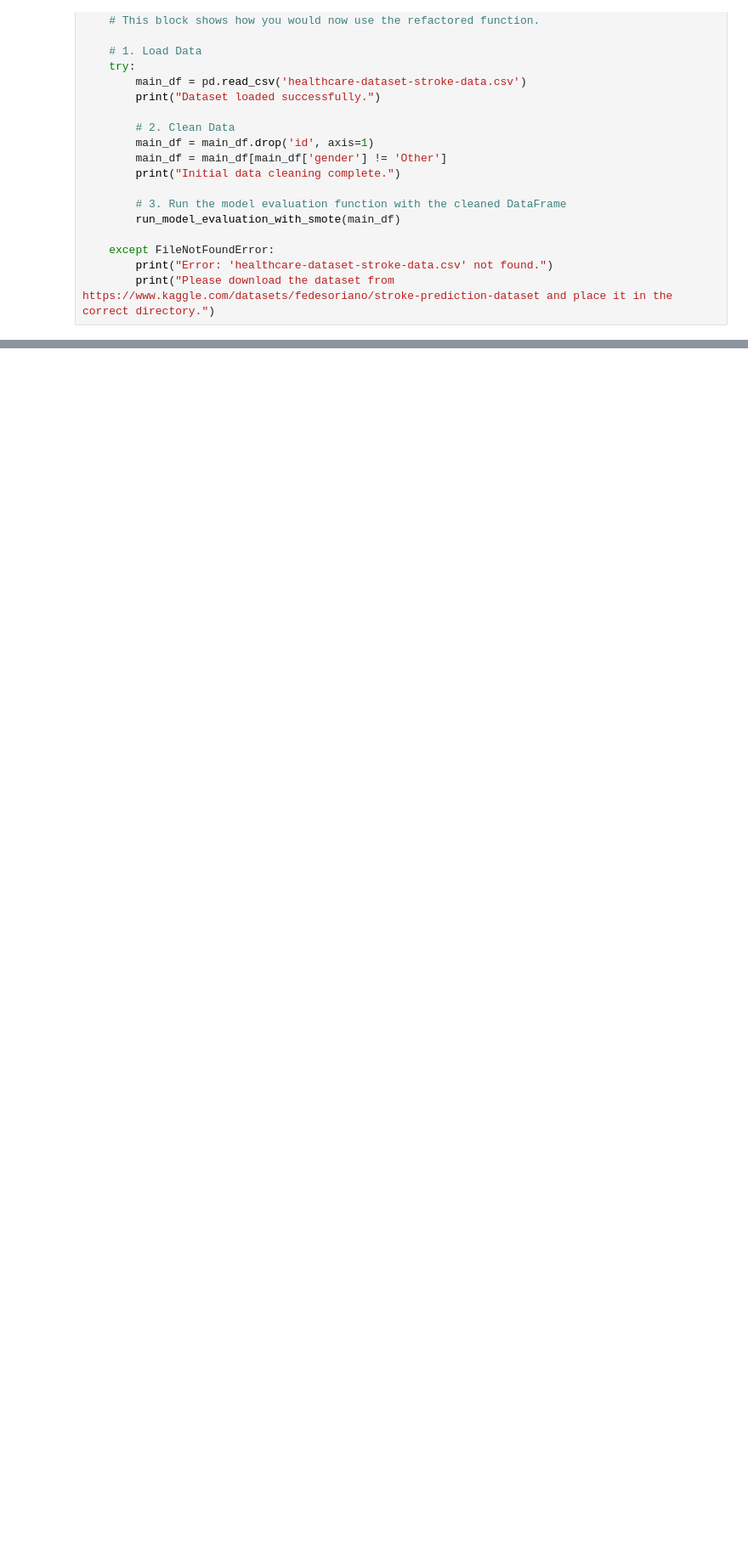
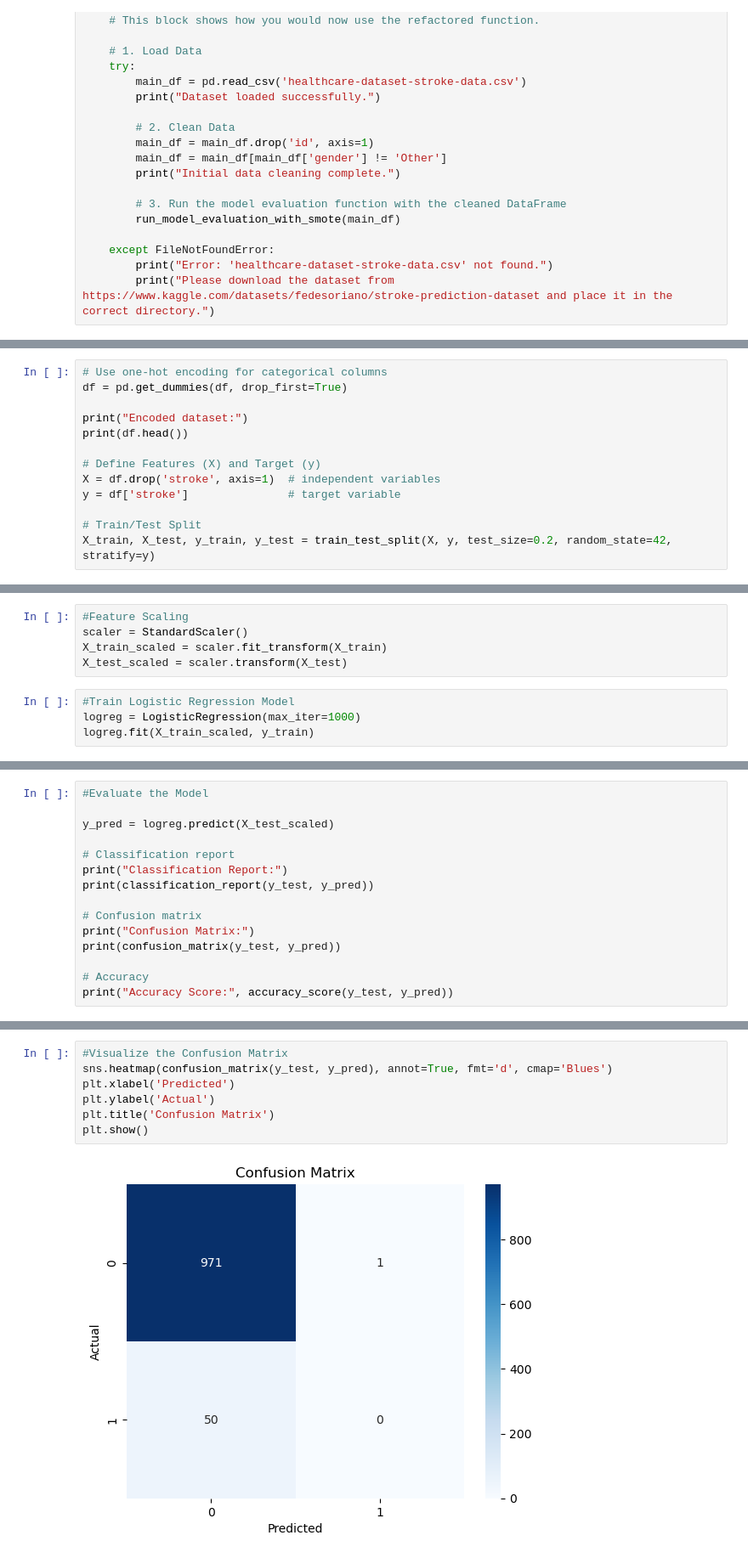
Before and after one commit to mgonzalezo/AAI-500_final_team_project, a Jupyter notebook: stroke_analysis.ipynb, the cells around one changed output, grey strips where cells are left out. Shown at 85% size. Drawn from its saved outputs; the diff is of its cells as text; blank space fills up the shorter version.

```diff
--- a/stroke_analysis.ipynb
+++ b/stroke_analysis.ipynb
@@ -1132,0 +1279,13 @@ if __name__ == '__main__':
+# %%
+# Use one-hot encoding for categorical columns
+df = pd.get_dummies(df, drop_first=True)
+
+print("Encoded dataset:")
+print(df.head())
+
+# Define Features (X) and Target (y)
+X = df.drop('stroke', axis=1)  # independent variables
+y = df['stroke']               # target variable
+
+# Train/Test Split
+X_train, X_test, y_train, y_test = train_test_split(X, y, test_size=0.2, random_state=42, stratify=y)
@@ -1132,0 +1310,9 @@ if __name__ == '__main__':
+# %%
+#Feature Scaling
+scaler = StandardScaler()
+X_train_scaled = scaler.fit_transform(X_train)
+X_test_scaled = scaler.transform(X_test)
+# %%
+#Train Logistic Regression Model
+logreg = LogisticRegression(max_iter=1000)
+logreg.fit(X_train_scaled, y_train)
@@ -1132,0 +1321,15 @@ if __name__ == '__main__':
+# %%
+#Evaluate the Model
+
+y_pred = logreg.predict(X_test_scaled)
+
+# Classification report
+print("Classification Report:")
+print(classification_report(y_test, y_pred))
+
+# Confusion matrix
+print("Confusion Matrix:")
+print(confusion_matrix(y_test, y_pred))
+
+# Accuracy
+print("Accuracy Score:", accuracy_score(y_test, y_pred))
@@ -1132,0 +1351,9 @@ if __name__ == '__main__':
+# %%
+#Visualize the Confusion Matrix
+sns.heatmap(confusion_matrix(y_test, y_pred), annot=True, fmt='d', cmap='Blues')
+plt.xlabel('Predicted')
+plt.ylabel('Actual')
+plt.title('Confusion Matrix')
+plt.show()
+# %% [output]
+[figure, added]
```
Also changed, not shown: parts of 15 cells of this notebook.
